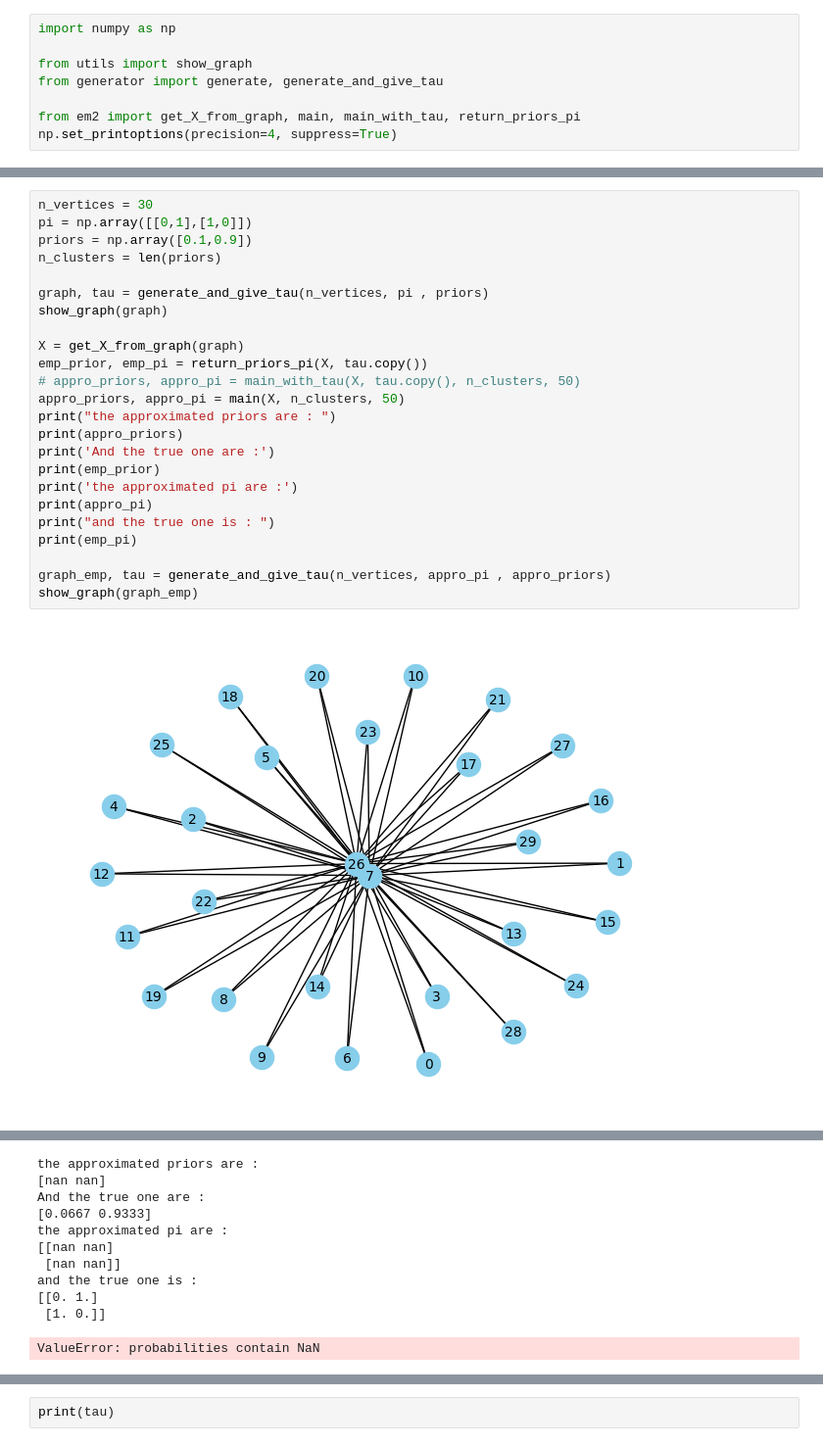
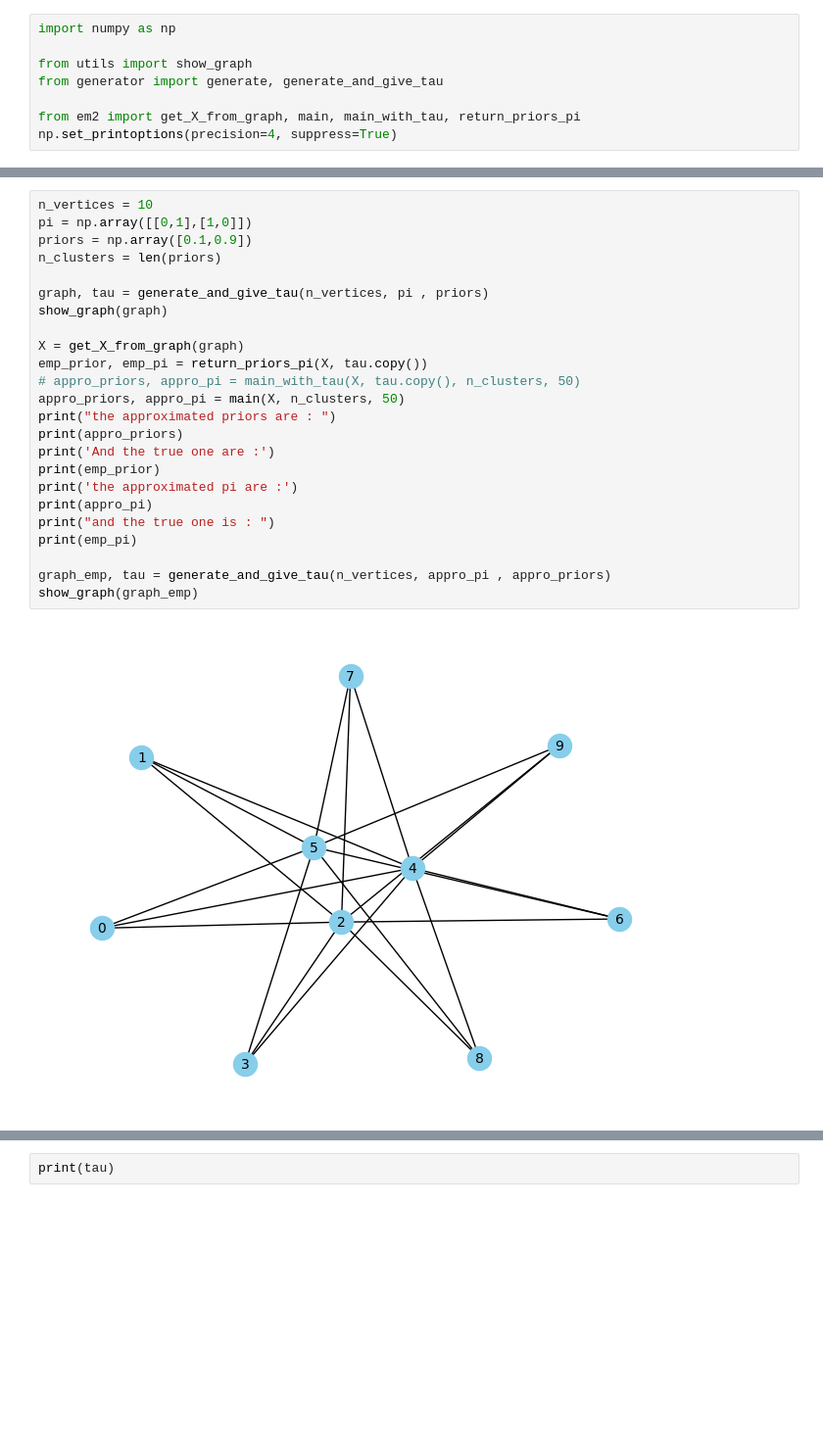
Before and after one commit to ElSacho/Mixture4graph, a Jupyter notebook: mainNew.ipynb, the cells around one changed output, grey strips where cells are left out. Shown at 98% size. Saved outputs shown, nothing was run; the diff lists cells and outputs as text; blank space fills up the shorter version.

```diff
--- a/mainNew.ipynb
+++ b/mainNew.ipynb
@@ -130,28 +158,28 @@ and the true one is :
  [0. 1.]]
 [figure]
 # %%
-n_vertices = 30
+n_vertices = 10
 pi = np.array([[0,1],[1,0]])
 priors = np.array([0.1,0.9])
 n_clusters = len(priors)
 
 graph, tau = generate_and_give_tau(n_vertices, pi , priors)
 show_graph(graph)
 
 X = get_X_from_graph(graph)
 emp_prior, emp_pi = return_priors_pi(X, tau.copy())
 # appro_priors, appro_pi = main_with_tau(X, tau.copy(), n_clusters, 50)
 appro_priors, appro_pi = main(X, n_clusters, 50)
 print("the approximated priors are : ")
 print(appro_priors)
 print('And the true one are :')
 print(emp_prior)
 print('the approximated pi are :')
 print(appro_pi)
 print("and the true one is : ")
 print(emp_pi)
 
 graph_emp, tau = generate_and_give_tau(n_vertices, appro_pi , appro_priors)
 show_graph(graph_emp)
 # %% [output]
-[figure, old version]
+[figure, new version]
@@ -159,11 +202,0 @@ show_graph(graph_emp)
-the approximated priors are :
-[nan nan]
-And the true one are :
-[0.0667 0.9333]
-the approximated pi are :
-[[nan nan]
- [nan nan]]
-and the true one is :
-[[0. 1.]
- [1. 0.]]
-ValueError: probabilities contain NaN
```
Also changed, not shown: parts of 7 cells of this notebook, 2 other files.
